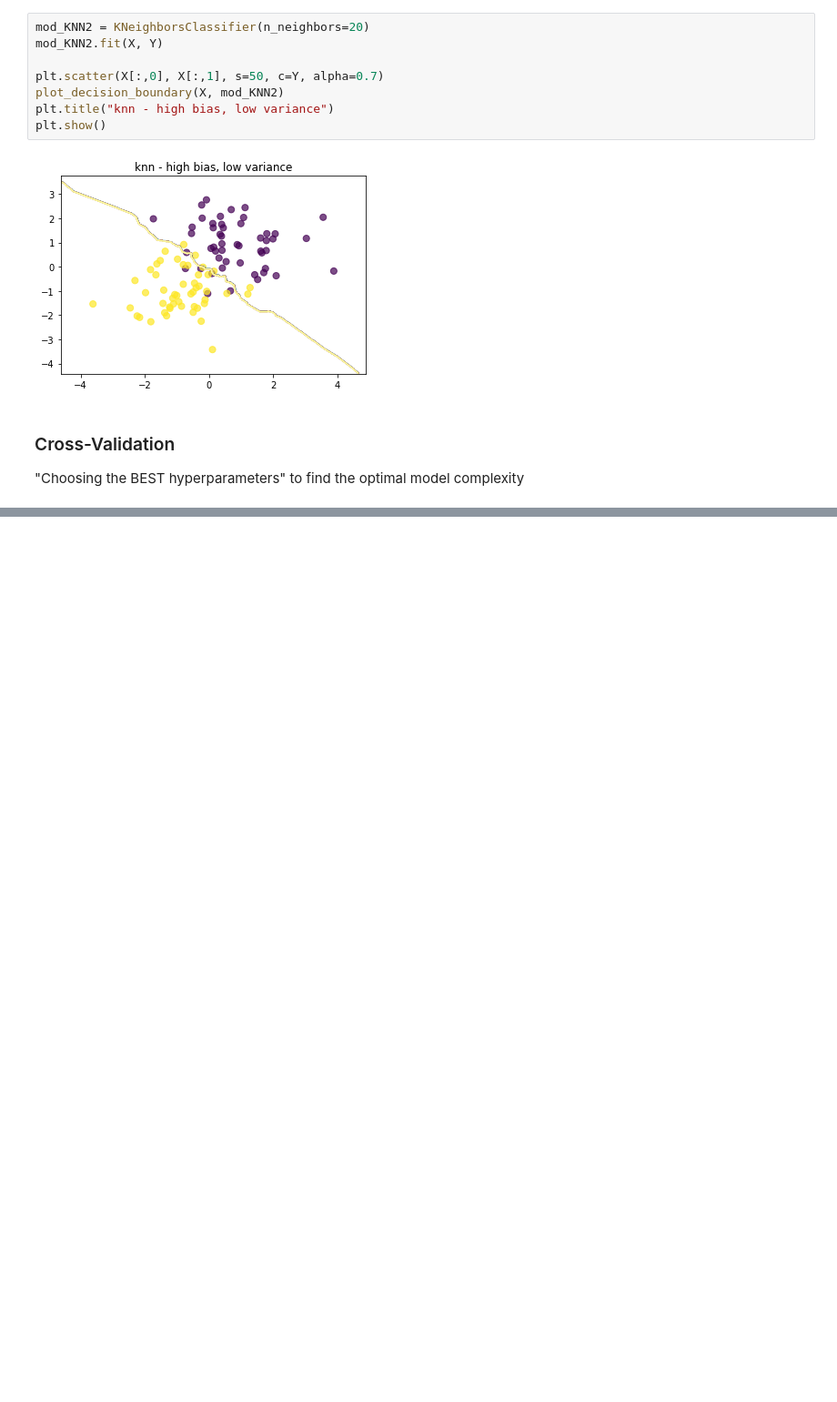
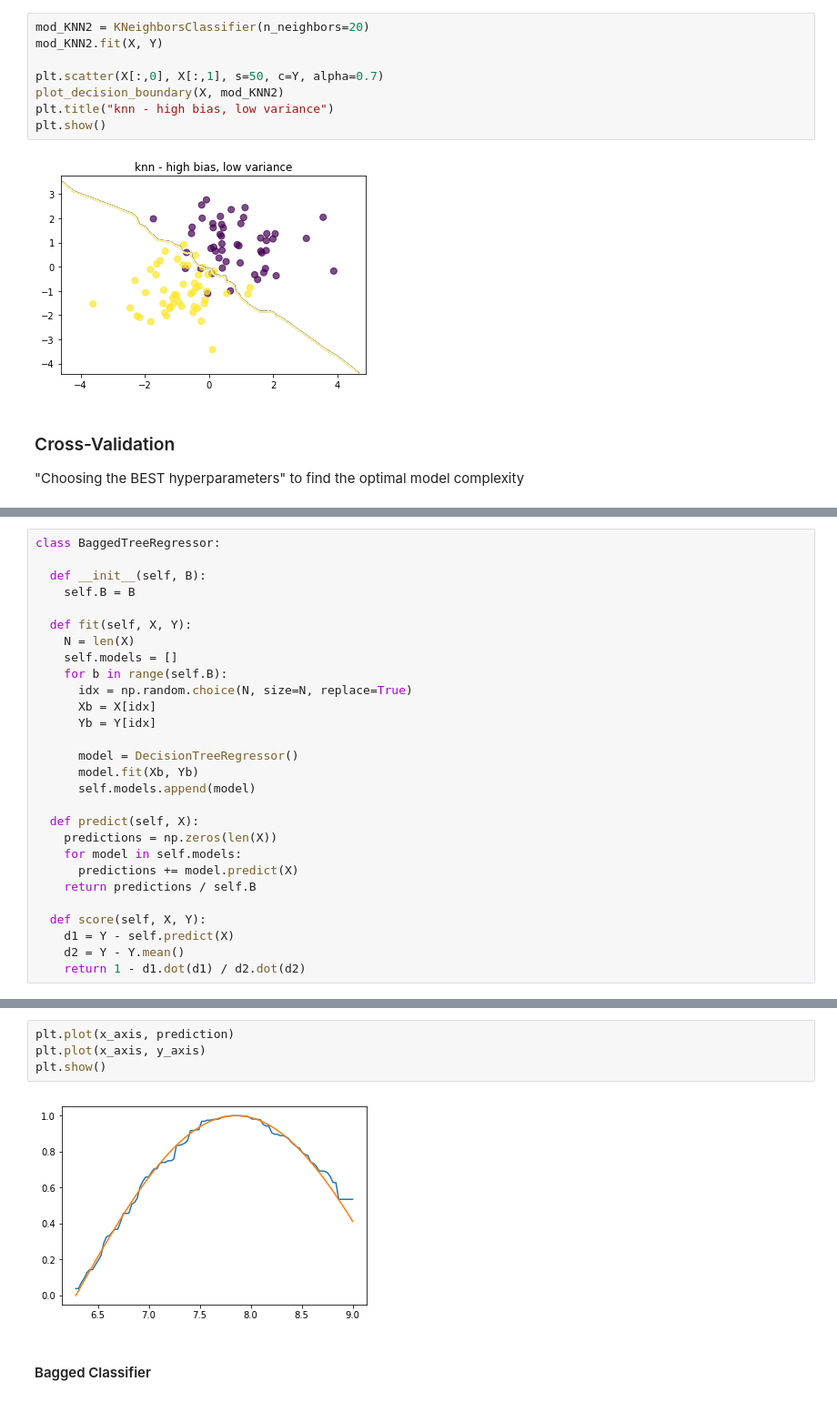
Before and after one commit to blackmarkt/ml_scratch, a Jupyter notebook: biasVariance_bagging_RF_mb040219.ipynb, the cells around one changed output, grey strips where cells are left out. Shown at 91% size. Drawn from its saved outputs; the diff is of its cells as text; blank space fills up the shorter version.

```diff
--- a/adaBoost_ensemble_mb040219.ipynb
+++ b/biasVariance_bagging_RF_mb040219.ipynb
@@ -441,0 +388,28 @@ Averaging several models
+# %%
+class BaggedTreeRegressor:
+
+  def __init__(self, B):
+    self.B = B
+
+  def fit(self, X, Y):
+    N = len(X)
+    self.models = []
+    for b in range(self.B):
+      idx = np.random.choice(N, size=N, replace=True)
+      Xb = X[idx]
+      Yb = Y[idx]
+
+      model = DecisionTreeRegressor()
+      model.fit(Xb, Yb)
+      self.models.append(model)
+
+  def predict(self, X):
+    predictions = np.zeros(len(X))
+    for model in self.models:
+      predictions += model.predict(X)
+    return predictions / self.B
+
+  def score(self, X, Y):
+    d1 = Y - self.predict(X)
+    d2 = Y - Y.mean()
+    return 1 - d1.dot(d1) / d2.dot(d2)
@@ -441,0 +423,8 @@ Averaging several models
+# %%
+plt.plot(x_axis, prediction)
+plt.plot(x_axis, y_axis)
+plt.show()
+# %% [output]
+[figure, added]
+# %% [markdown]
+#### Bagged Classifier
```
Also changed, not shown: parts of 40 cells of this notebook, 6 other files.
